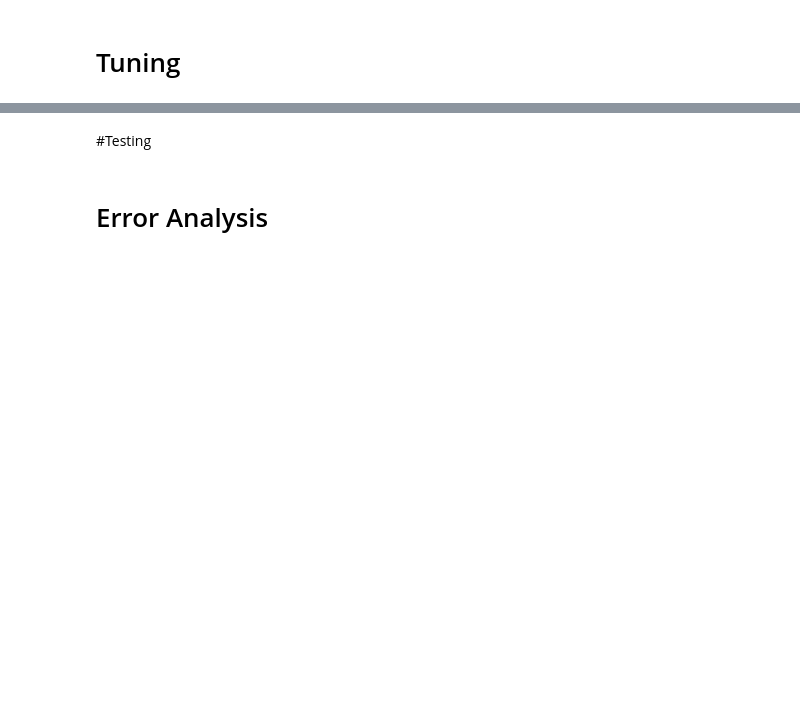
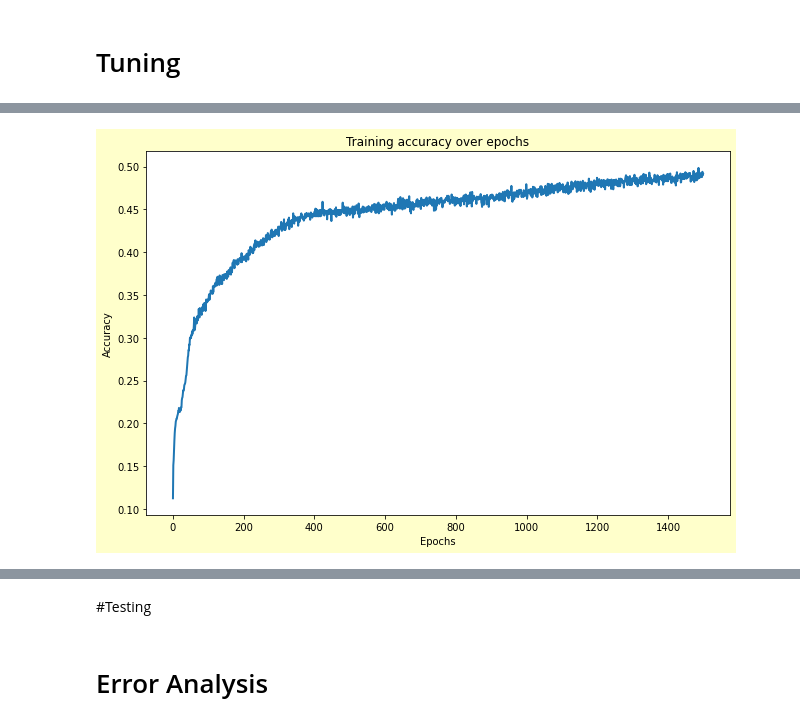
Before and after one commit to ads-ayaz/ml-playbook, a Jupyter notebook: 20200611_Music_classification_SCRATCH.ipynb, the cells around one changed output, grey strips where cells are left out. Cells and saved outputs as stored; diff of their text form; code cells hidden in the pictures; blank space fills up the shorter version.

```diff
--- a/20200611_Music_classification_SCRATCH.ipynb
+++ b/20200611_Music_classification_SCRATCH.ipynb
@@ -306,0 +372,4 @@ plt.plot(history.history['accuracy'])
+# %%
+showChart(history.history['categorical_accuracy'], title='Training accuracy over epochs', label_y='Accuracy', label_x='Epochs')
+# %% [output]
+[figure, added]
```
Also changed, not shown: parts of 27 cells of this notebook.
